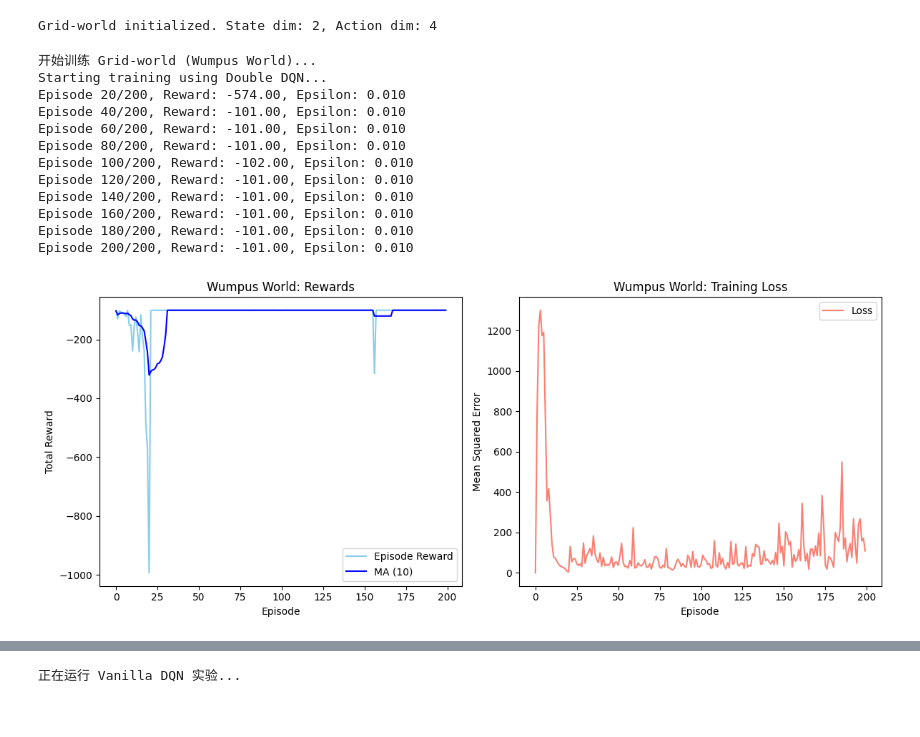
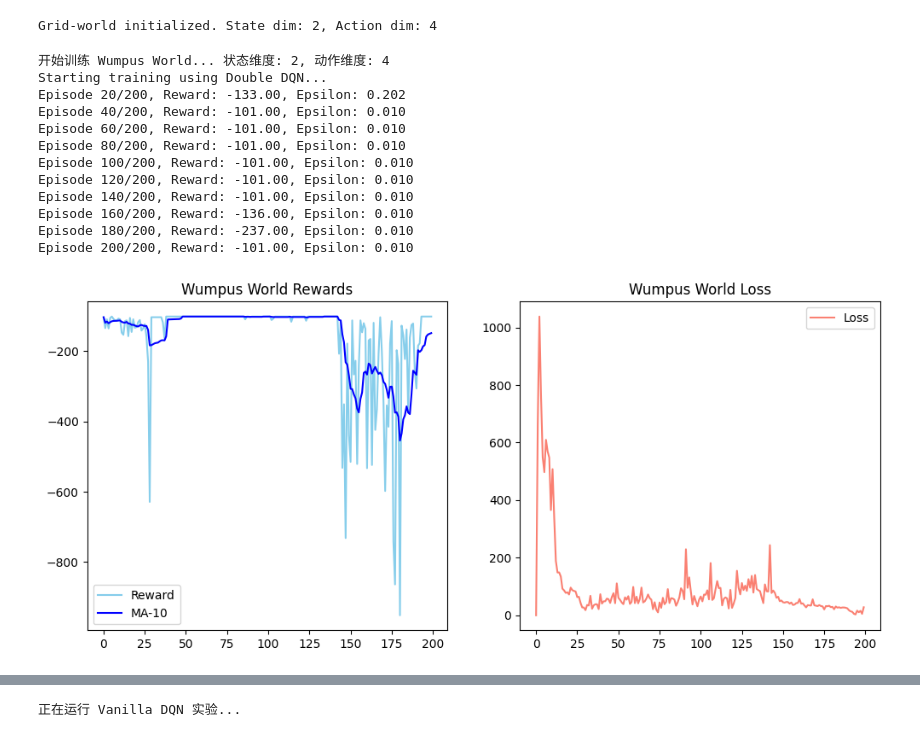
Before and after one commit to baiziyue43-dotcom/546_assignment2_p3, a Jupyter notebook: assignment_2_part_3.ipynb, the cells around one changed output, grey strips where cells are left out. Saved outputs shown, nothing was run; the diff lists cells and outputs as text; code cells hidden in the pictures.

```diff
--- a/assignment_2_part_3.ipynb
+++ b/assignment_2_part_3.ipynb
@@ -232,68 +232,67 @@ Grid-world initialized. State dim: 2, Action dim: 4
 # %%
 # Run Grid-world
 
-state, _ = env_grid.reset()
-grid_obs_dim = np.prod(state.shape) # 自动计算状态维度
-grid_action_dim = 4 # 上、下、左、右
+# --- 第 14 个 Cell 完整代码 ---
 
+# 1. 检查并初始化环境
+try:
+    state, _ = env_grid.reset()
+except NameError:
+    from environment import WumpusWorldEnvironment
+    env_grid = WumpusWorldEnvironment(observation_type='vector', action_type='discrete')
+    state, _ = env_grid.reset()
 
+# 2. 自动获取维度
+grid_obs_dim = np.prod(state.shape)
+grid_action_dim = env_grid.action_space.n
+
+# 3. 实例化代理（确保 PER_DQNAgent 已被定义）
 agent_grid = PER_DQNAgent(
     state_dim=grid_obs_dim,
     action_dim=grid_action_dim,
     device=device
 )
 
-print("开始训练 Grid-world (Wumpus World)...")
+print(f"开始训练 Wumpus World... 状态维度: {grid_obs_dim}, 动作维度: {grid_action_dim}")
 
-
+# 4. 执行训练
 grid_rewards, grid_losses = optimize_model(
     env=env_grid,
     agent=agent_grid,
     num_episodes=200,
     batch_size=32,
     target_update_freq=10
 )
 
-def plot_grid_results(rewards, losses):
-    plt.figure(figsize=(12, 5))
+# 5. 绘图
+plt.figure(figsize=(12, 5))
+plt.subplot(1, 2, 1)
+plt.plot(grid_rewards, color='skyblue', label='Reward')
+if len(grid_rewards) > 10:
+    ma = [np.mean(grid_rewards[max(0, i-10):i+1]) for i in range(len(grid_rewards))]
+    plt.plot(ma, color='blue', label='MA-10')
+plt.title("Wumpus World Rewards")
+plt.legend()
 
-    plt.subplot(1, 2, 1)
-    plt.plot(rewards, label='Episode Reward', color='skyblue')
-
-    if len(rewards) >= 10:
-        ma = [np.mean(rewards[max(0, i-10):i+1]) for i in range(len(rewards))]
-        plt.plot(ma, label='MA (10)', color='blue')
-    plt.title("Wumpus World: Rewards")
-    plt.xlabel("Episode")
-    plt.ylabel("Total Reward")
-    plt.legend()
-
-
-    plt.subplot(1, 2, 2)
-    plt.plot(losses, label='Loss', color='salmon')
-    plt.title("Wumpus World: Training Loss")
-    plt.xlabel("Episode")
-    plt.ylabel("Mean Squared Error")
-    plt.legend()
-
-    plt.tight_layout()
-    plt.show()
-
-plot_grid_results(grid_rewards, grid_losses)
+plt.subplot(1, 2, 2)
+plt.plot(grid_losses, color='salmon', label='Loss')
+plt.title("Wumpus World Loss")
+plt.legend()
+plt.show()
 # %% [output]
-开始训练 Grid-world (Wumpus World)...
+开始训练 Wumpus World... 状态维度: 2, 动作维度: 4
 Starting training using Double DQN...
-Episode 20/200, Reward: -574.00, Epsilon: 0.010
+Episode 20/200, Reward: -133.00, Epsilon: 0.202
 Episode 40/200, Reward: -101.00, Epsilon: 0.010
 Episode 60/200, Reward: -101.00, Epsilon: 0.010
 Episode 80/200, Reward: -101.00, Epsilon: 0.010
-Episode 100/200, Reward: -102.00, Epsilon: 0.010
+Episode 100/200, Reward: -101.00, Epsilon: 0.010
 Episode 120/200, Reward: -101.00, Epsilon: 0.010
 Episode 140/200, Reward: -101.00, Epsilon: 0.010
-Episode 160/200, Reward: -101.00, Epsilon: 0.010
-Episode 180/200, Reward: -101.00, Epsilon: 0.010
+Episode 160/200, Reward: -136.00, Epsilon: 0.010
+Episode 180/200, Reward: -237.00, Epsilon: 0.010
 Episode 200/200, Reward: -101.00, Epsilon: 0.010
-[figure, old version]
+[figure, new version]
 # %%
 
 env_cp = gym.make("CartPole-v1")
```
Also changed, not shown: parts of 1 cell of this notebook.
